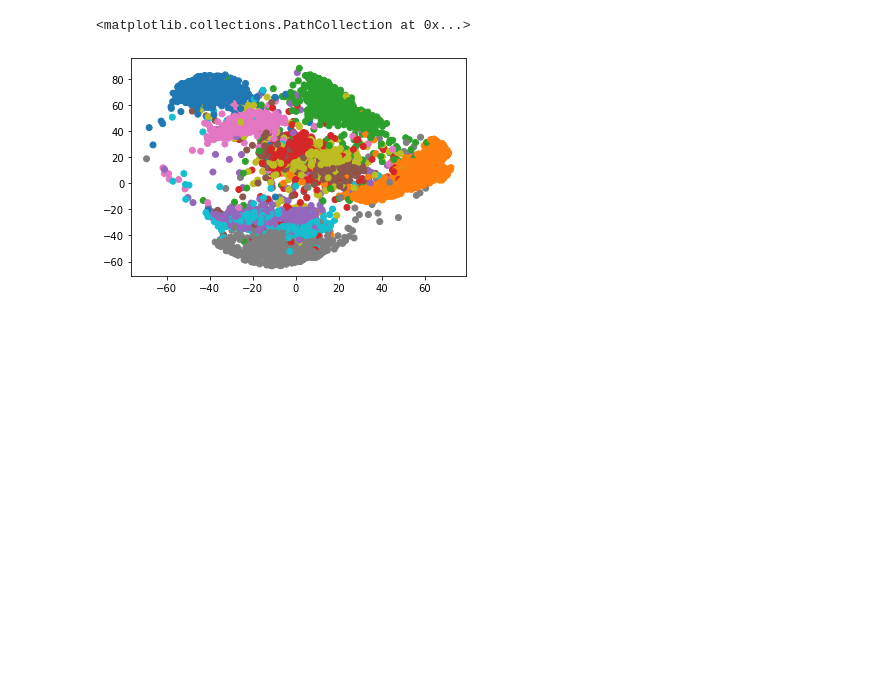
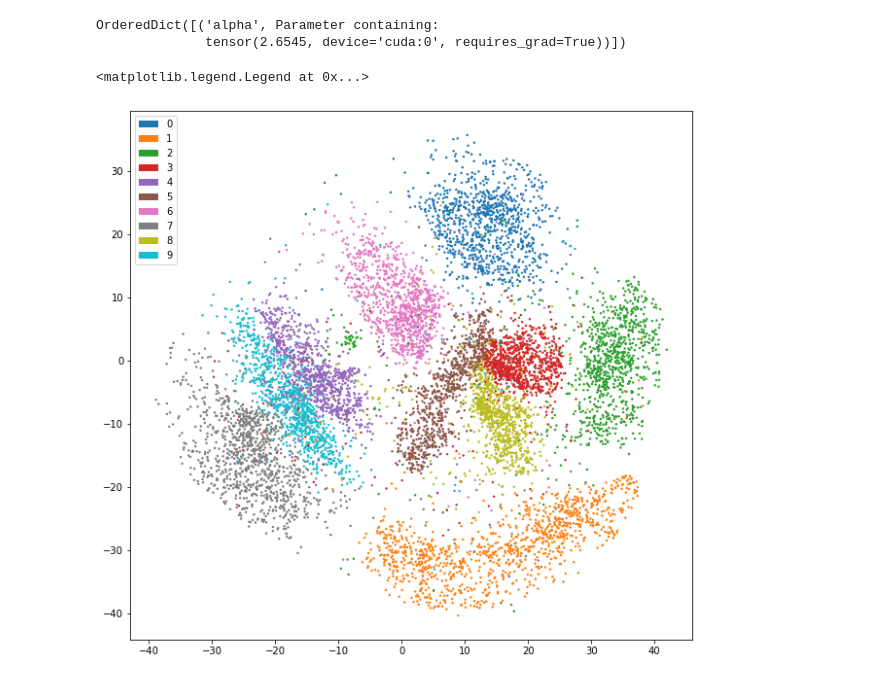
Before and after one commit to einbandi/ptsne-pytorch, a Jupyter notebook: ptsne_rewrite.ipynb, the cells around one changed output. Drawn from its saved outputs; the diff is of its cells as text; code cells hidden in the pictures; blank space fills up the shorter version.

Commit message:
added option for learnable alpha

```diff
--- a/ptsne_rewrite.ipynb
+++ b/ptsne_rewrite.ipynb
@@ -113,6 +113,9 @@ class Parametric_tSNE(nn.Module):
             self.layers.append(nn.Linear(cur_dim, hdim))
             cur_dim = hdim
         self.layers.append(nn.Linear(cur_dim, output_dim))
+
+        if self.alpha == 'learn':
+            self.alpha = nn.Parameter(torch.tensor(1.))
 
         if self.use_cuda:
             self.cuda()
@@ -188,7 +191,7 @@ mnist = MNIST(
 # %%
 testdata = mnist.data.reshape(-1, 28*28) / 255.
 # %%
-foo = Parametric_tSNE(28*28, 2, 30, use_cuda=True, hidden_layer_dims=[200,200])
+foo = Parametric_tSNE(28*28, 2, 30, use_cuda=True, hidden_layer_dims=[300,100], alpha='learn')
 # %%
-foo.fit(testdata[:10000], batch_size=500, epochs=50, learning_rate=0.01, verbose=True)
+foo.fit(testdata[:10000], p_ij=p_precalc, batch_size=500, epochs=100, learning_rate=0.005, verbose=True)
 # %% [output]
@@ -212,3 +215,8 @@ Indexing
+# %%
+foo._parameters
+# %% [output]
+OrderedDict([('alpha', Parameter containing:
+              tensor(2.6545, device='cuda:0', requires_grad=True))])
 # %%
 bar = foo(testdata[:10000].cuda()).cpu().detach().numpy()
 # %%
@@ -216,6 +225,13 @@ from matplotlib import pyplot as plt
-# %%
-colors = [plt.cm.tab10.colors[i] for i in mnist.targets[:10000]]
-plt.scatter(bar[:,0],bar[:,1],c=colors)
-# %% [output]
-<matplotlib.collections.PathCollection at 0x...>
-[figure, removed]
+# %%
+fig = plt.figure(figsize=(20, 10))
+ax = fig.add_subplot(111)
+colors = [plt.cm.tab10.colors[i] for i in mnist.targets[:10000]]
+ax.scatter(bar[:,0],bar[:,1],c=colors, s=2)
+ax.set_aspect(1)
+recs = []
+for i in range(0,10):
+    recs.append(mpatches.Rectangle((0,0),1,1,fc=plt.cm.tab10.colors[i]))
+ax.legend(recs,list(range(10)),loc=2)
+# %% [output]
+<matplotlib.legend.Legend at 0x...>
+[figure, added]
```
Also changed, not shown: parts of 4 cells of this notebook.
